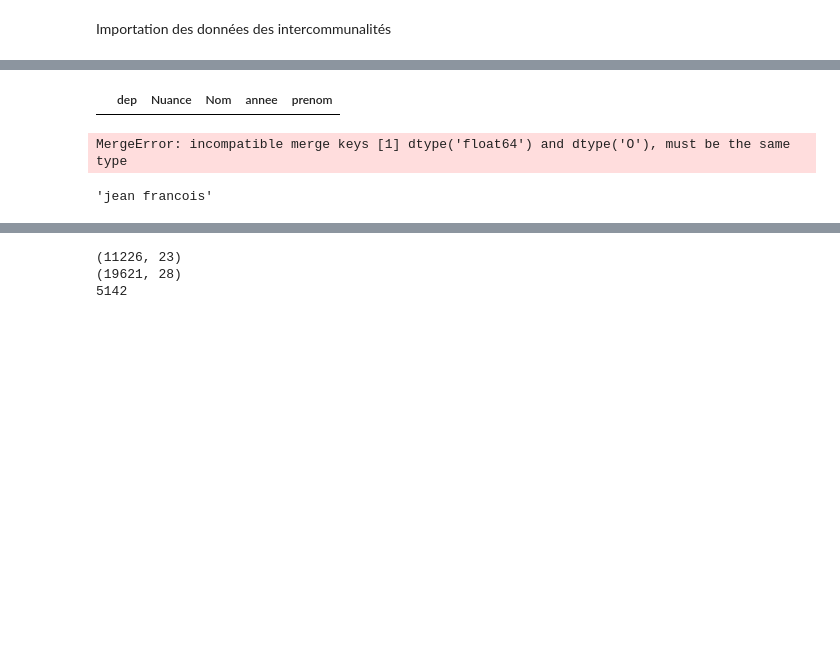
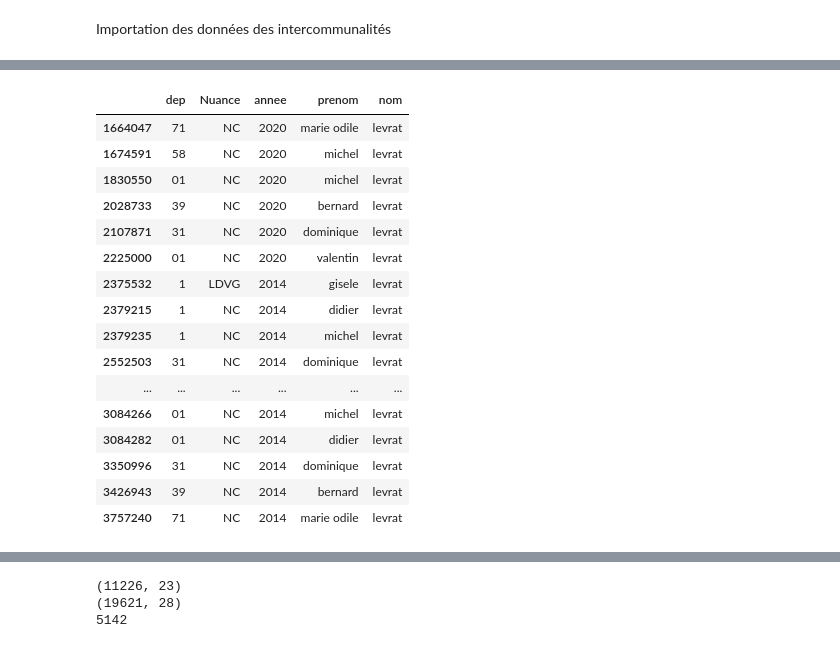
Before and after one commit to xdalp/projet3A, a Jupyter notebook: vote.ipynb, the cells around one changed output, grey strips where cells are left out. Cells and saved outputs as stored; diff of their text form; code cells hidden in the pictures; blank space fills up the shorter version.

```diff
--- a/vote.ipynb
+++ b/vote.ipynb
@@ -223,8 +217,9 @@ liste_candidats_nuance_muni.head()
 liste_candidats_nuance = pd.concat([liste_candidats_nuance_hors_muni,liste_candidats_nuance_muni], ignore_index=True)
 liste_candidats_nuance.head()
 liste_candidats_nuance['prenom'] =liste_candidats_nuance['Prénom'].str.lower().apply(simplifier_prenom)
+liste_candidats_nuance['nom'] =liste_candidats_nuance['Nom'].str.lower().apply(simplifier_prenom)
 liste_candidats_nuance.dropna(subset=['prenom'], inplace=True)
-liste_candidats_nuance.drop(columns=["id_election","id_brut_miom","ident_election_ville","Prénom"], inplace=True)
+liste_candidats_nuance.drop(columns=["id_election","id_brut_miom","ident_election_ville","Prénom", "Nom"], inplace=True)
 liste_candidats_nuance.drop_duplicates(inplace=True)
 print(liste_candidats_nuance_hors_muni.shape)
 print(liste_candidats_nuance_muni.shape)
@@ -297,5 +262,21 @@ grp_2025.head()
 # %%
-liste_candidats_nuance[(liste_candidats_nuance['Nom'] == "GUILLOT-VIGNOT")]
+liste_candidats_nuance[(liste_candidats_nuance['nom'] == "levrat")]
 # %% [output]
-|  | dep | Nuance | Nom | annee | prenom |
+|  | dep | Nuance | annee | prenom | nom |
+| 1664047 | 71 | NC | 2020 | marie odile | levrat |
+| 1674591 | 58 | NC | 2020 | michel | levrat |
+| 1830550 | 01 | NC | 2020 | michel | levrat |
+| 2028733 | 39 | NC | 2020 | bernard | levrat |
+| 2107871 | 31 | NC | 2020 | dominique | levrat |
+| 2225000 | 01 | NC | 2020 | valentin | levrat |
+| 2375532 | 1 | LDVG | 2014 | gisele | levrat |
+| 2379215 | 1 | NC | 2014 | didier | levrat |
+| 2379235 | 1 | NC | 2014 | michel | levrat |
+| 2552503 | 31 | NC | 2014 | dominique | levrat |
+| ... | ... | ... | ... | ... | ... |
+| 3084266 | 01 | NC | 2014 | michel | levrat |
+| 3084282 | 01 | NC | 2014 | didier | levrat |
+| 3350996 | 31 | NC | 2014 | dominique | levrat |
+| 3426943 | 39 | NC | 2014 | bernard | levrat |
+| 3757240 | 71 | NC | 2014 | marie odile | levrat |
 # %%
@@ -306,17 +290,11 @@ liste_candidats_nuance['annee'] = liste_candidats_nuance['annee'].astype(int)
 liste_candidats_nuance = liste_candidats_nuance.sort_values("annee")
 # %%
-grp_2025_avec_nuance_test_proxi = pd.merge_asof(
-    grp_2025,
+grp_2019_avec_nuance_test_proxi = pd.merge_asof(
+    grp_2019,
     liste_candidats_nuance,
     on="annee",          # recherche de l'année la plus proche
     left_by=["prenom", "Nom Président", "dep"],
-    right_by=["prenom", "Nom", "dep"],
+    right_by=["prenom", "nom", "dep"],
     direction="nearest"   # année la plus proche (avant ou après)
 )
-# %% [output]
-MergeError: incompatible merge keys [1] dtype('float64') and dtype('O'), must be the same type
-# %%
-grp_2019_avec_nuance_test_proxi.iloc[1]["prenom"]
-# %% [output]
-'jean francois'
 # %%
```
Also changed, not shown: parts of 17 cells of this notebook, 1 other file.
